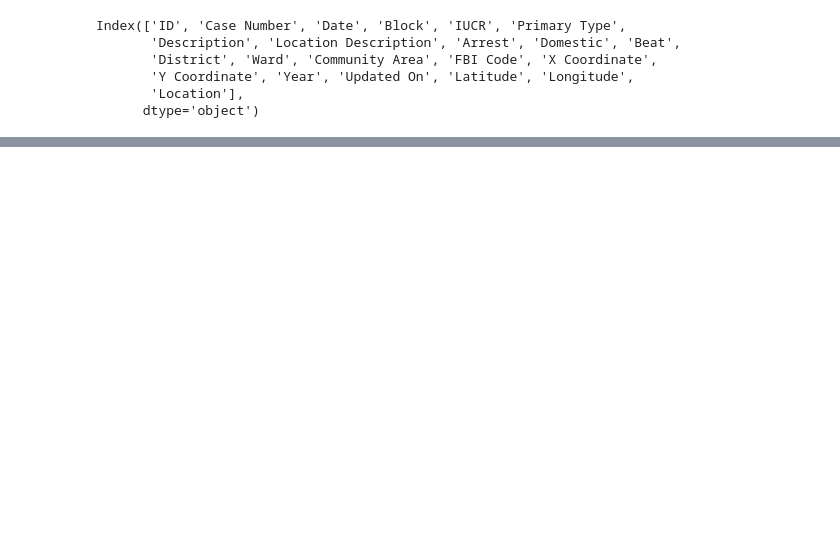
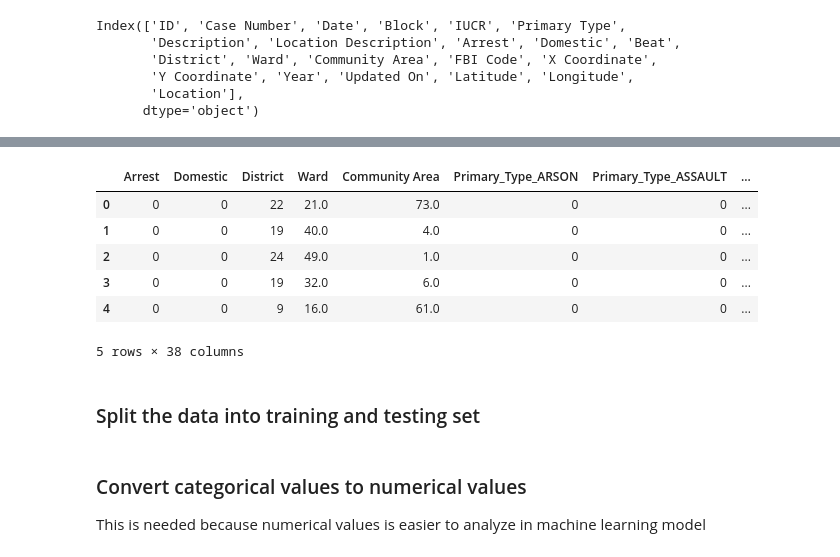
Before and after one commit to kimjaeh10/cmse202-project1, a Jupyter notebook: CMSE202-Project1.ipynb, the cells around one changed output, grey strips where cells are left out. Cells and saved outputs as stored; diff of their text form; code cells hidden in the pictures; blank space fills up the shorter version.

```diff
--- a/CMSE202-Project1.ipynb
+++ b/CMSE202-Project1.ipynb
@@ -351,0 +349,15 @@ data.head()
+# %%
+data['Arrest'] = data['Arrest'].astype(int)
+data['Domestic'] = data['Arrest'].astype(int)
+# %%
+dum_df = pd.get_dummies(data, columns=["Primary Type"], prefix=["Primary_Type"])
+data = dum_df
+data.head()
+# %% [output]
+|  | Arrest | Domestic | District | Ward | Community Area | Primary_Type_ARSON | Primary_Type_ASSAULT | ... |
+| 0 | 0 | 0 | 22 | 21.0 | 73.0 | 0 | 0 | ... |
+| 1 | 0 | 0 | 19 | 40.0 | 4.0 | 0 | 0 | ... |
+| 2 | 0 | 0 | 24 | 49.0 | 1.0 | 0 | 0 | ... |
+| 3 | 0 | 0 | 19 | 32.0 | 6.0 | 0 | 0 | ... |
+| 4 | 0 | 0 | 9 | 16.0 | 61.0 | 0 | 0 | ... |
+5 rows × 38 columns
@@ -352,5 +366,7 @@ data.head()
 # %%
 X = data.drop(columns=['Arrest'])
 y = data['Arrest']
+# %% [markdown]
+### Split the data into training and testing set
 # %%
 from sklearn.model_selection import train_test_split
@@ -357,0 +374,3 @@ X_train, X_test, y_train, y_test = train_test_split(X, y, test_size=0.25, random
+# %% [markdown]
+### Convert categorical values to numerical values
+This is needed because numerical values is easier to analyze in machine learning model
```
Also changed, not shown: parts of 16 cells of this notebook.
